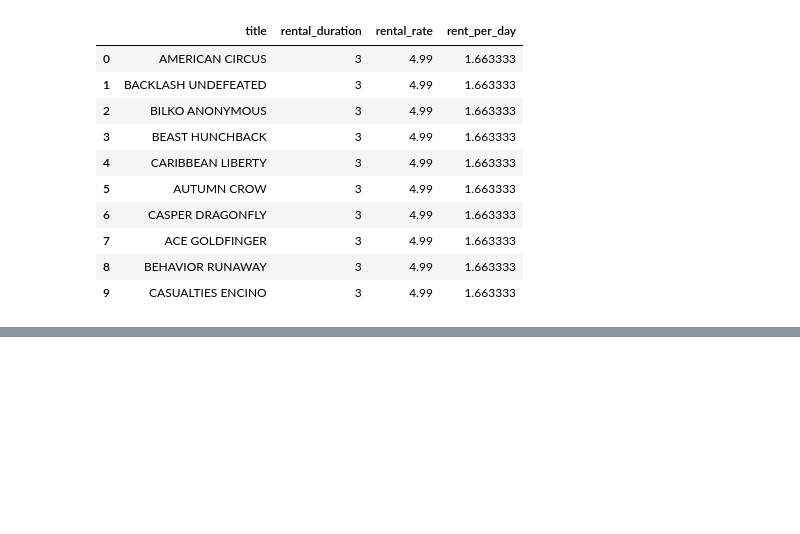
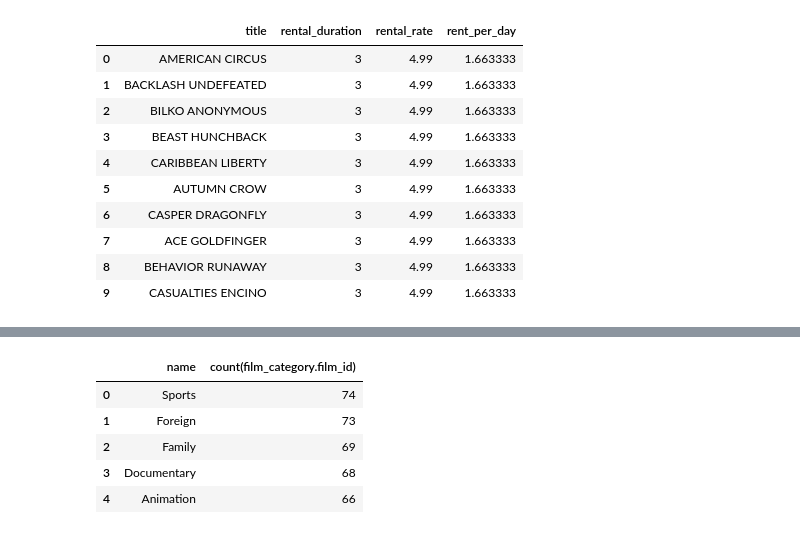
Before and after one commit to mrkaktail/SqlLab, a Jupyter notebook: connect_duckdb.ipynb, the cells around one changed output, grey strips where cells are left out. Saved outputs shown, nothing was run; the diff lists cells and outputs as text; code cells hidden in the pictures; blank space fills up the shorter version.

```diff
--- a/connect_duckdb.ipynb
+++ b/connect_duckdb.ipynb
@@ -138,0 +169,24 @@ top_10_most_expensive_per_day
+# %%
+#most popular 5 categories
+
+top5categories = conn.sql("""
+SELECT category.name, COUNT(film_category.film_id)
+FROM sakila.category
+JOIN sakila.film_category
+ON category.category_id = film_category.category_id
+
+GROUP BY category.name
+ORDER BY COUNT(film_category.film_id) DESC
+LIMIT 5;
+
+
+""").df()
+
+top5categories
+# %% [output]
+|  | name | count(film_category.film_id) |
+| 0 | Sports | 74 |
+| 1 | Foreign | 73 |
+| 2 | Family | 69 |
+| 3 | Documentary | 68 |
+| 4 | Animation | 66 |
```
Also changed, not shown: parts of 3 cells of this notebook.
